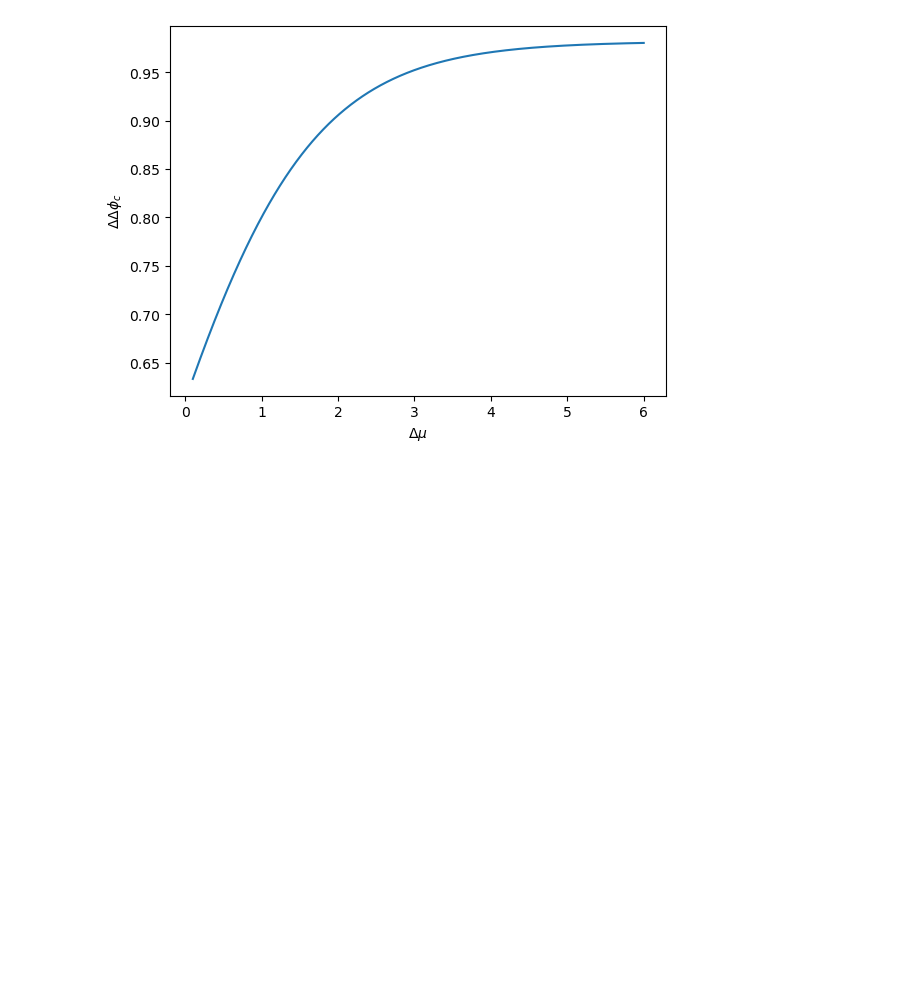
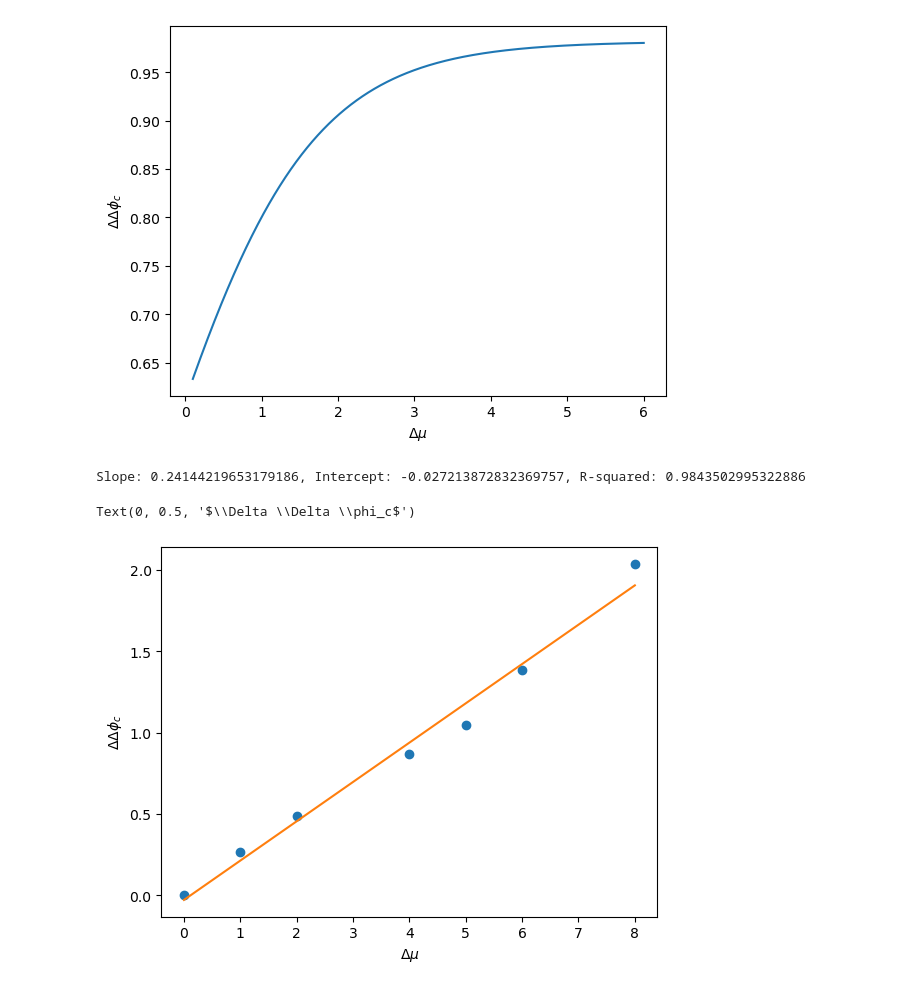
Before and after one commit to moritzobenauer/nesspy_analysis, a Jupyter notebook: notebook.ipynb, the cells around one changed output. Saved outputs shown, nothing was run; the diff lists cells and outputs as text; code cells hidden in the pictures; blank space fills up the shorter version.

```diff
--- a/notebook.ipynb
+++ b/notebook.ipynb
@@ -1346,3 +262,21 @@ plt.ylabel('$\\Delta \\Delta \\phi_c$')
 # %% [output]
 Text(0, 0.5, '$\\Delta \\Delta \\phi_c$')
 [figure]
+# %%
+results = {'dmu': [0,1,2,4,5,6,8], 'dphic': np.array([0.3, 0.564, 0.788, 1.166, 1.347,1.686, 2.336])}
+results['dphic'] = results['dphic'] - np.min(results['dphic'])  # Shift to start at 0
+plt.plot(results['dmu'], results['dphic'], 'o', label='Data')
+
+
+from scipy.stats import linregress
+
+res = linregress(results['dmu'], results['dphic'])
+print(f"Slope: {res.slope}, Intercept: {res.intercept}, R-squared: {res.rvalue**2}")
+plt.plot(results['dmu'], res.intercept + res.slope * np.array(results['dmu']), label='Linear Fit')
+
+plt.xlabel('$\\Delta \\mu$')
+plt.ylabel('$\\Delta \\Delta \\phi_c$')
+# %% [output]
+Slope: 0.24144219653179186, Intercept: -0.027213872832369757, R-squared: 0.9843502995322886
+Text(0, 0.5, '$\\Delta \\Delta \\phi_c$')
+[figure, added]
```
Also changed, not shown: parts of 16 cells of this notebook, 5 other files.
